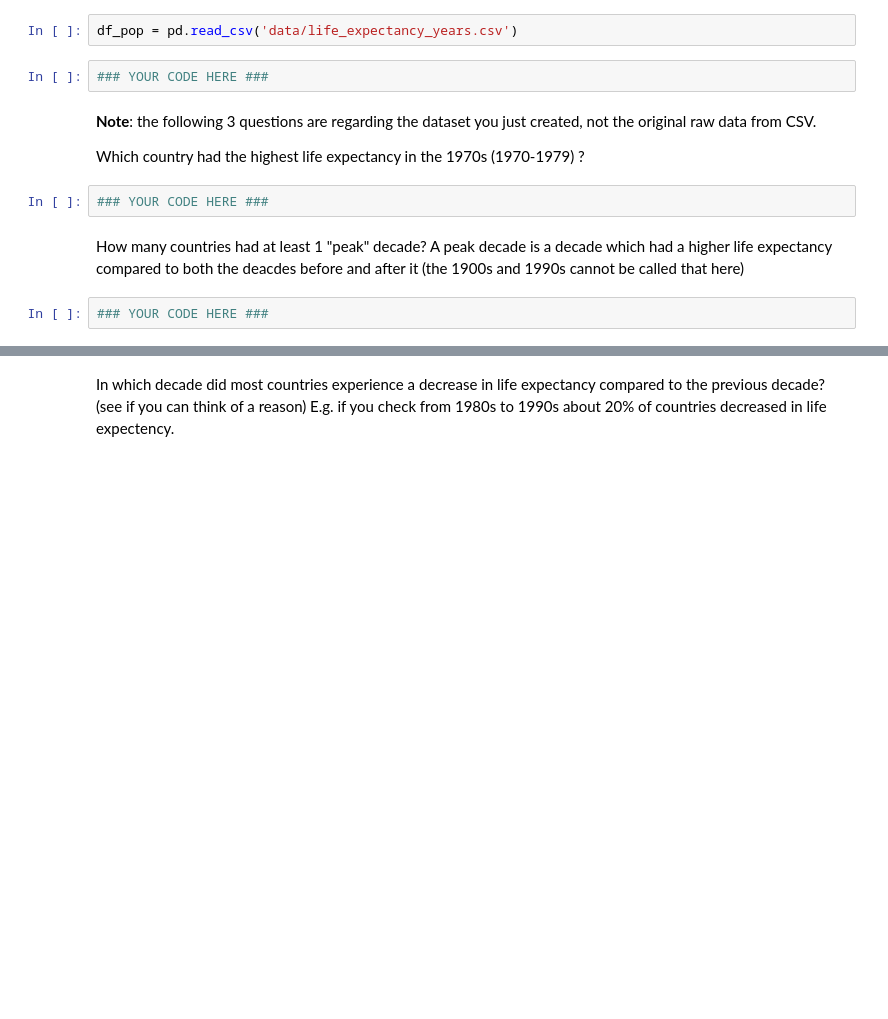
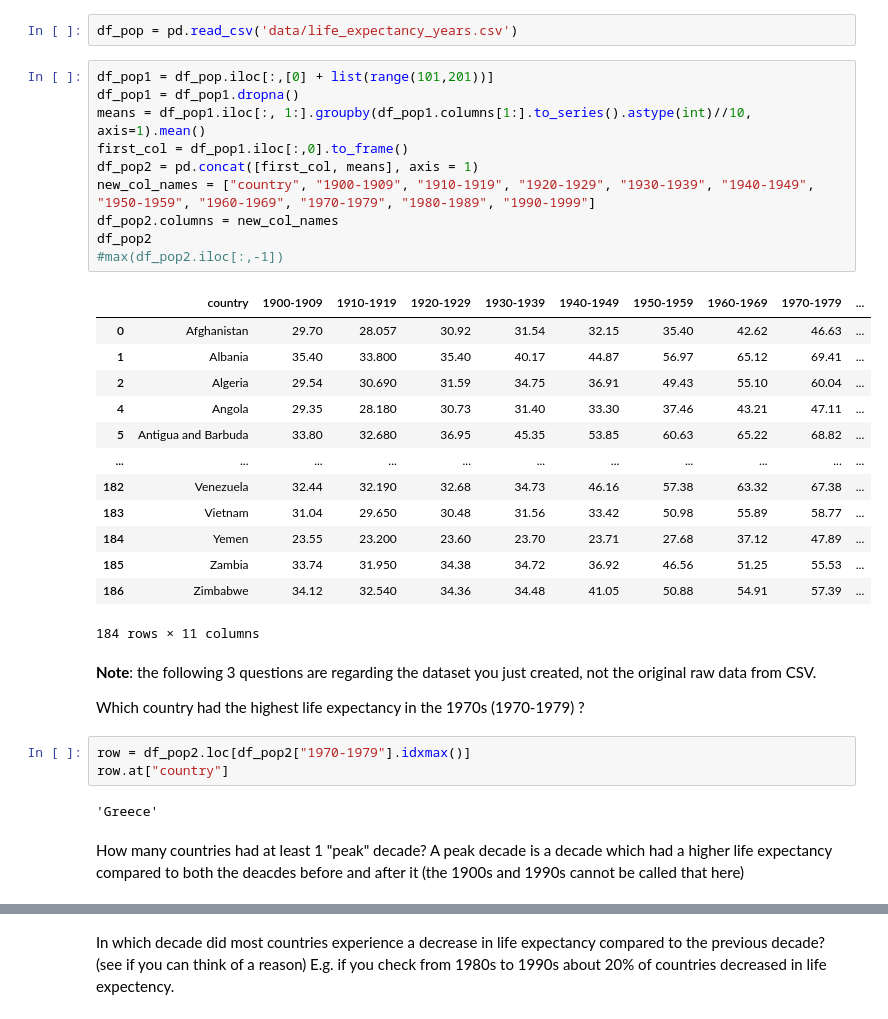
Before and after one commit to EyalGrinberg/Data-Science-Applications-ex3-, a Jupyter notebook: hw3.ipynb, the cells around one changed output, grey strips where cells are left out. Drawn from its saved outputs; the diff is of its cells as text; blank space fills up the shorter version.

```diff
--- a/hw3.ipynb
+++ b/hw3.ipynb
@@ -69,15 +93,38 @@ We have downloaded from [Gapminder data repository](https://www.gapminder.org/da
 **Sanity check:** the maximum value at the 90s (1990-1999) should be about `80.11`
 # %%
 df_pop = pd.read_csv('data/life_expectancy_years.csv')
-# %%
-### YOUR CODE HERE ###
+# %%
+df_pop1 = df_pop.iloc[:,[0] + list(range(101,201))]
+df_pop1 = df_pop1.dropna()
+means = df_pop1.iloc[:, 1:].groupby(df_pop1.columns[1:].to_series().astype(int)//10, axis=1).mean()
+first_col = df_pop1.iloc[:,0].to_frame()
+df_pop2 = pd.concat([first_col, means], axis = 1)
+new_col_names = ["country", "1900-1909", "1910-1919", "1920-1929", "1930-1939", "1940-1949", "1950-1959", "1960-1969", "1970-1979", "1980-1989", "1990-1999"]
+df_pop2.columns = new_col_names
+df_pop2
+#max(df_pop2.iloc[:,-1])
+# %% [output]
+|  | country | 1900-1909 | 1910-1919 | 1920-1929 | 1930-1939 | 1940-1949 | 1950-1959 | 1960-1969 | 1970-1979 | ... |
+| 0 | Afghanistan | 29.70 | 28.057 | 30.92 | 31.54 | 32.15 | 35.40 | 42.62 | 46.63 | ... |
+| 1 | Albania | 35.40 | 33.800 | 35.40 | 40.17 | 44.87 | 56.97 | 65.12 | 69.41 | ... |
+| 2 | Algeria | 29.54 | 30.690 | 31.59 | 34.75 | 36.91 | 49.43 | 55.10 | 60.04 | ... |
+| 4 | Angola | 29.35 | 28.180 | 30.73 | 31.40 | 33.30 | 37.46 | 43.21 | 47.11 | ... |
+| 5 | Antigua and Barbuda | 33.80 | 32.680 | 36.95 | 45.35 | 53.85 | 60.63 | 65.22 | 68.82 | ... |
+| ... | ... | ... | ... | ... | ... | ... | ... | ... | ... | ... |
+| 182 | Venezuela | 32.44 | 32.190 | 32.68 | 34.73 | 46.16 | 57.38 | 63.32 | 67.38 | ... |
+| 183 | Vietnam | 31.04 | 29.650 | 30.48 | 31.56 | 33.42 | 50.98 | 55.89 | 58.77 | ... |
+| 184 | Yemen | 23.55 | 23.200 | 23.60 | 23.70 | 23.71 | 27.68 | 37.12 | 47.89 | ... |
+| 185 | Zambia | 33.74 | 31.950 | 34.38 | 34.72 | 36.92 | 46.56 | 51.25 | 55.53 | ... |
+| 186 | Zimbabwe | 34.12 | 32.540 | 34.36 | 34.48 | 41.05 | 50.88 | 54.91 | 57.39 | ... |
+184 rows × 11 columns
 # %% [markdown]
 **Note**: the following 3 questions are regarding the dataset you just created, not the original raw data from CSV.
 
 Which country had the highest life expectancy in the 1970s (1970-1979) ?
-# %%
-### YOUR CODE HERE ###
+# %%
+row = df_pop2.loc[df_pop2["1970-1979"].idxmax()]
+row.at["country"]
+# %% [output]
+'Greece'
 # %% [markdown]
 How many countries had at least 1 "peak" decade? A peak decade is a decade which had a higher life expectancy compared to both the deacdes before and after it (the 1900s and 1990s cannot be called that here)
-# %%
-### YOUR CODE HERE ###
```
Also changed, not shown: parts of 27 cells of this notebook, 2 other files.
